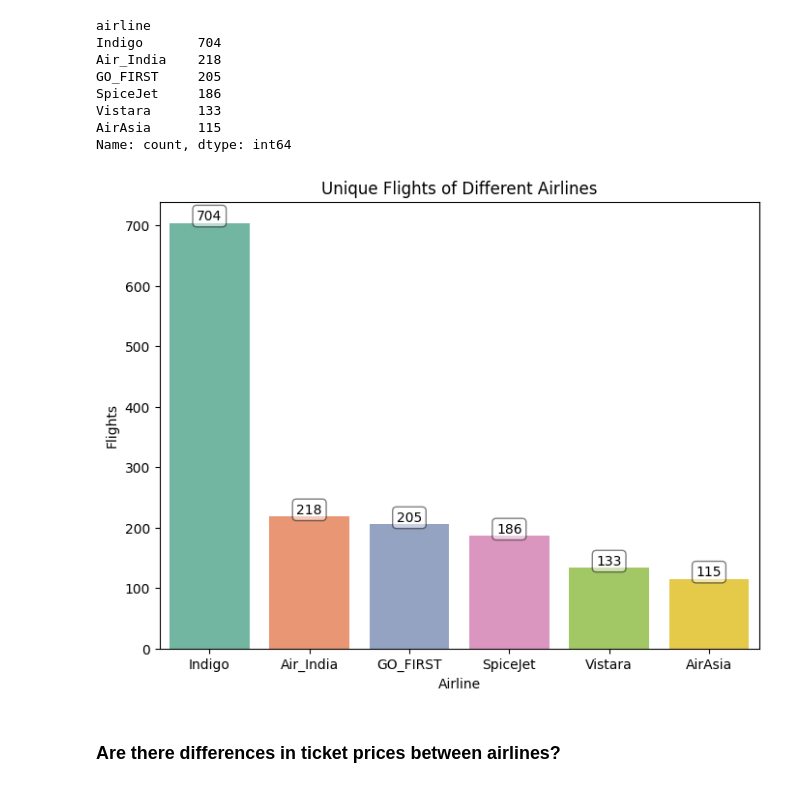
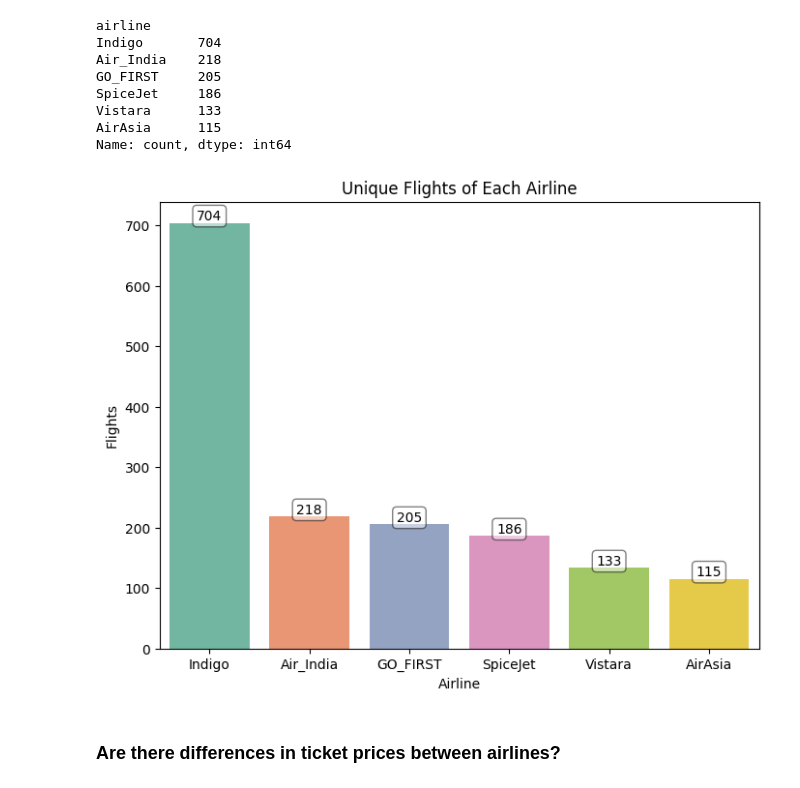
Before and after one commit to hatarakris/Data-Projects, a Jupyter notebook: airlines.ipynb, the cells around one changed output. Drawn from its saved outputs; the diff is of its cells as text; code cells hidden in the pictures.

```diff
--- a/airlines.ipynb
+++ b/airlines.ipynb
@@ -94,16 +94,16 @@ Name: count, dtype: int64
 # %%
 plt.figure(figsize=(8,6))
 ax=sns.barplot(unique_flights['airline'].value_counts(), palette='Set2')
 for item in ax.containers:
     ax.bar_label(item, label_type='edge', fontsize=10, color='black',
               bbox=dict(boxstyle='round', facecolor='white', alpha=0.5))
 
-plt.title('Unique Flights of Different Airlines')
+plt.title('Unique Flights of Each Airline')
 plt.xlabel('Airline')
 plt.ylabel('Flights')
 plt.show()
 # %% [output]
-[figure, old version]
+[figure, new version]
 # %% [markdown]
 ### Are there differences in ticket prices between airlines?
 # %%
```
Also changed, not shown: parts of 3 cells of this notebook.
